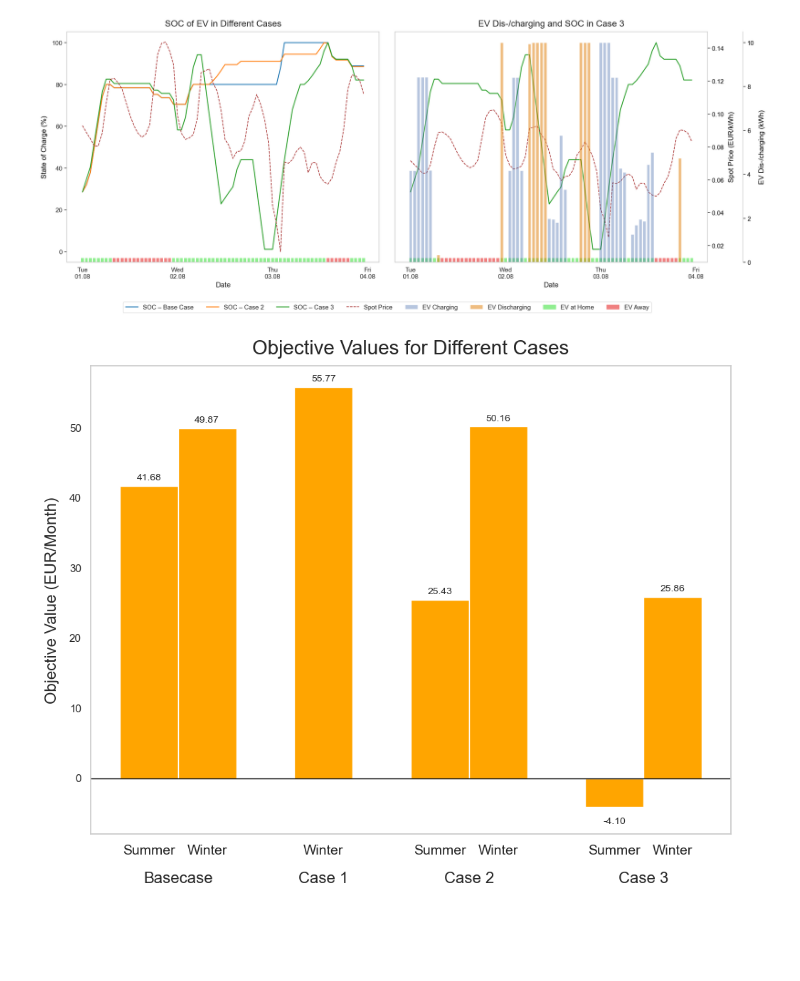
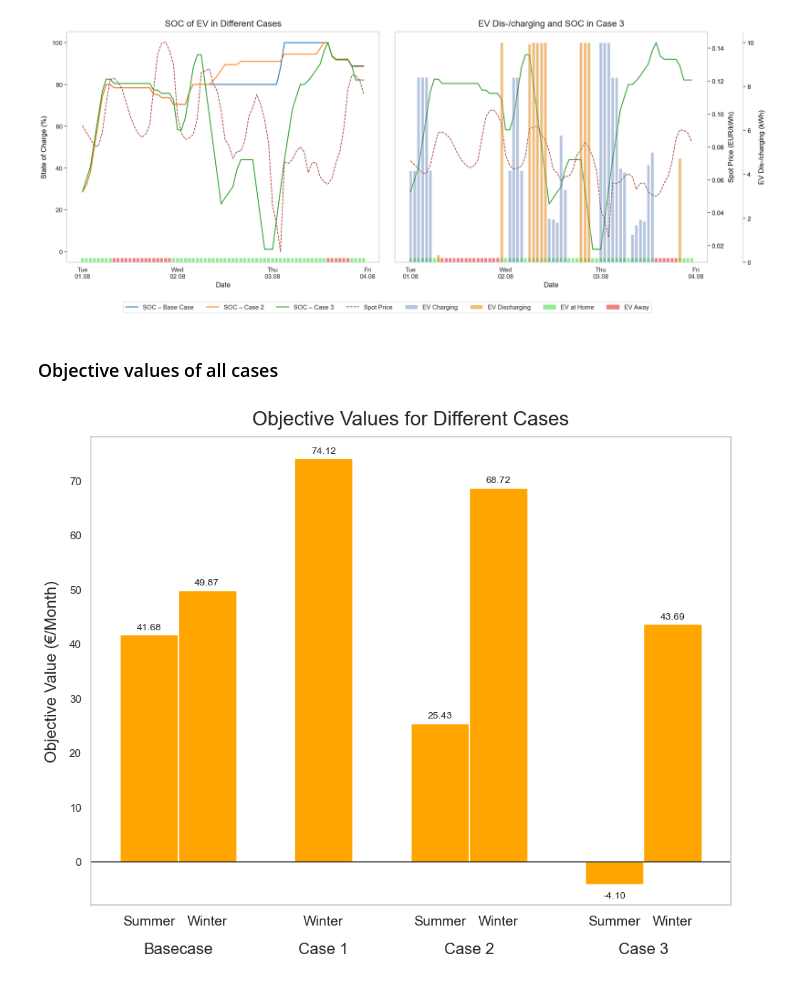
Before and after one commit to sewaelty/optimization_project, a Jupyter notebook: main/final_plots.ipynb, the cells around one changed output. Saved outputs shown, nothing was run; the diff lists cells and outputs as text; code cells hidden in the pictures; blank space fills up the shorter version.

```diff
--- a/main/final_plots.ipynb
+++ b/main/final_plots.ipynb
@@ -757,11 +713,10 @@ plot_ev_soc_and_charging_side_by_side(
 )
 # %% [output]
 [figure]
+# %% [markdown]
+### Objective values of all cases
 # %%
 def plot_objective_values(objective_values):
-    import matplotlib.pyplot as plt
-    import seaborn as sns
-    import os
 
     sns.set_theme(style="whitegrid")
     fig, ax = plt.subplots(figsize=(10, 8))
@@ -849,7 +804,7 @@ def plot_objective_values(objective_values):
     # Final plot settings
     ax.set_title("Objective Values for Different Cases", fontsize=20, pad=12)
     ax.set_xlabel("", fontsize=16, labelpad=5)
-    ax.set_ylabel("Objective Value (EUR/Month)", fontsize=16, labelpad=10)
+    ax.set_ylabel("Objective Value (€/Month)", fontsize=16, labelpad=10)
     ax.tick_params(axis='x', which='both', length=0, labelsize=14)
     ax.grid(False)
     ax.axhline(0, color='black', linewidth=1)
@@ -860,14 +815,14 @@ def plot_objective_values(objective_values):
 # %%
 objective_values = {
     "Basecase Summer": 41.67957787311,
     "Basecase Winter": 49.87230553270,
-    "Case 1 Winter": 55.76806647406,
+    "Case 1 Winter": 74.12056967268,
     "Case 2 Summer": 25.42661940101,
-    "Case 2 Winter": 50.16425672432,
+    "Case 2 Winter": 68.71864207780,
     "Case 3 Summer": -4.102351746385,
-    "Case 3 Winter": 25.86141790305
+    "Case 3 Winter": 43.69420216479
 }
 
 plot_objective_values(objective_values)
 # %% [output]
-[figure, old version]
+[figure, new version]
```
Also changed, not shown: parts of 8 cells of this notebook, 13 other files.
